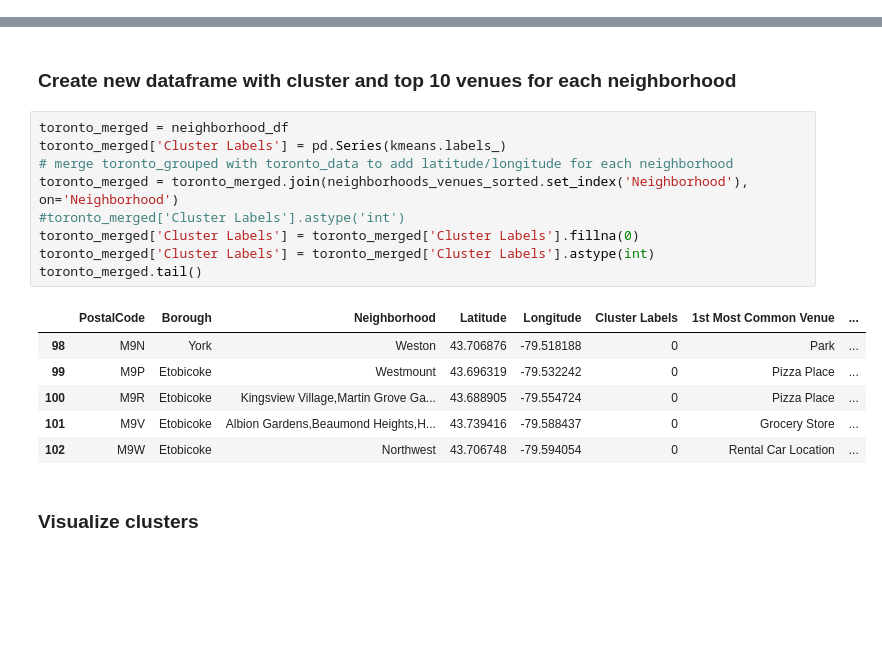
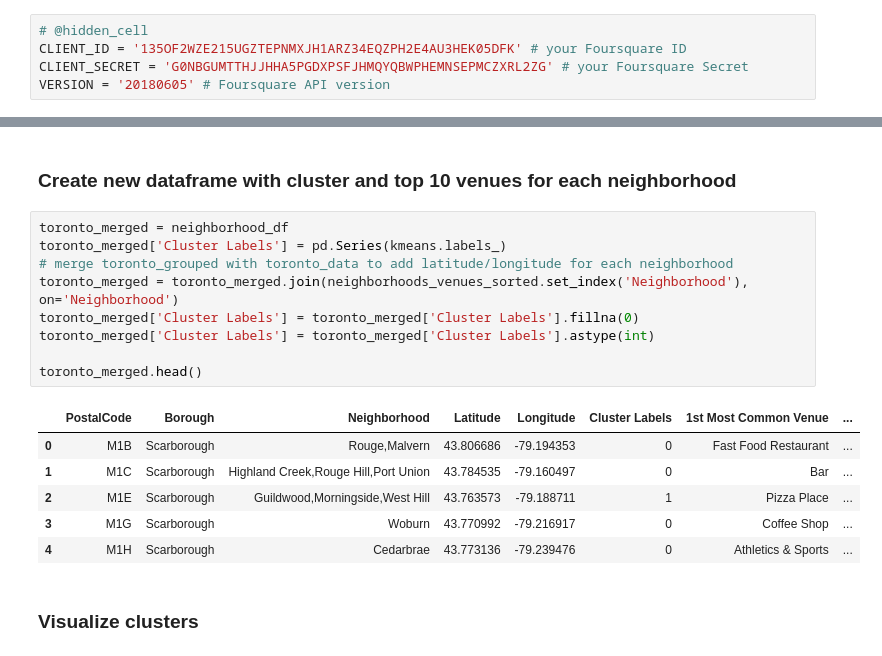
Before and after one commit to h7347/Coursera_Capstone, a Jupyter notebook: Neighborhoods in Toronto.ipynb, the cells around one changed output, grey strips where cells are left out. Saved outputs shown, nothing was run; the diff lists cells and outputs as text; blank space fills up the shorter version.

```diff
--- a/Neighborhoods in Toronto.ipynb
+++ b/Neighborhoods in Toronto.ipynb
@@ -243,3 +241,8 @@ map_toronto
+# %%
+# @hidden_cell
+CLIENT_ID = '135OF2WZE215UGZTEPNMXJH1ARZ34EQZPH2E4AU3HEK05DFK' # your Foursquare ID
+CLIENT_SECRET = 'G0NBGUMTTHJJHHA5PGDXPSFJHMQYQBWPHEMNSEPMCZXRL2ZG' # your Foursquare Secret
+VERSION = '20180605' # Foursquare API version
 # %% [markdown]
 ### Get nearby venues
 # %%
@@ -504,19 +507,19 @@ array([0, 0, 1, 0, 0, 0, 0, 0, 0, 0, 0, 0, 0, 0, 0, 0, 0, 0, 0, 0, 0, 0, 0,
 # %%
 toronto_merged = neighborhood_df
 toronto_merged['Cluster Labels'] = pd.Series(kmeans.labels_)
 # merge toronto_grouped with toronto_data to add latitude/longitude for each neighborhood
 toronto_merged = toronto_merged.join(neighborhoods_venues_sorted.set_index('Neighborhood'), on='Neighborhood')
-#toronto_merged['Cluster Labels'].astype('int')
 toronto_merged['Cluster Labels'] = toronto_merged['Cluster Labels'].fillna(0)
 toronto_merged['Cluster Labels'] = toronto_merged['Cluster Labels'].astype(int)
-toronto_merged.tail()
+
+toronto_merged.head()
 # %% [output]
 |  | PostalCode | Borough | Neighborhood | Latitude | Longitude | Cluster Labels | 1st Most Common Venue | ... |
-| 98 | M9N | York | Weston | 43.706876 | -79.518188 | 0 | Park | ... |
-| 99 | M9P | Etobicoke | Westmount | 43.696319 | -79.532242 | 0 | Pizza Place | ... |
-| 100 | M9R | Etobicoke | Kingsview Village,Martin Grove Ga... | 43.688905 | -79.554724 | 0 | Pizza Place | ... |
-| 101 | M9V | Etobicoke | Albion Gardens,Beaumond Heights,H... | 43.739416 | -79.588437 | 0 | Grocery Store | ... |
-| 102 | M9W | Etobicoke | Northwest | 43.706748 | -79.594054 | 0 | Rental Car Location | ... |
+| 0 | M1B | Scarborough | Rouge,Malvern | 43.806686 | -79.194353 | 0 | Fast Food Restaurant | ... |
+| 1 | M1C | Scarborough | Highland Creek,Rouge Hill,Port Union | 43.784535 | -79.160497 | 0 | Bar | ... |
+| 2 | M1E | Scarborough | Guildwood,Morningside,West Hill | 43.763573 | -79.188711 | 1 | Pizza Place | ... |
+| 3 | M1G | Scarborough | Woburn | 43.770992 | -79.216917 | 0 | Coffee Shop | ... |
+| 4 | M1H | Scarborough | Cedarbrae | 43.773136 | -79.239476 | 0 | Athletics & Sports | ... |
 # %% [markdown]
 ### Visualize clusters
 # %%
```
Also changed, not shown: parts of 1 cell of this notebook.
